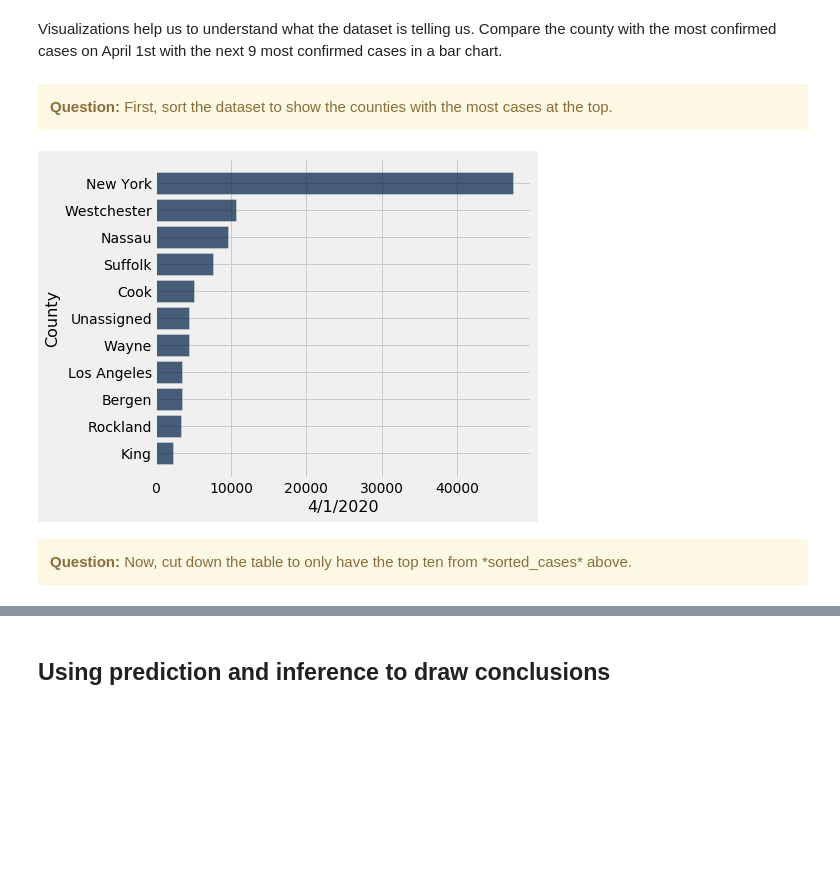
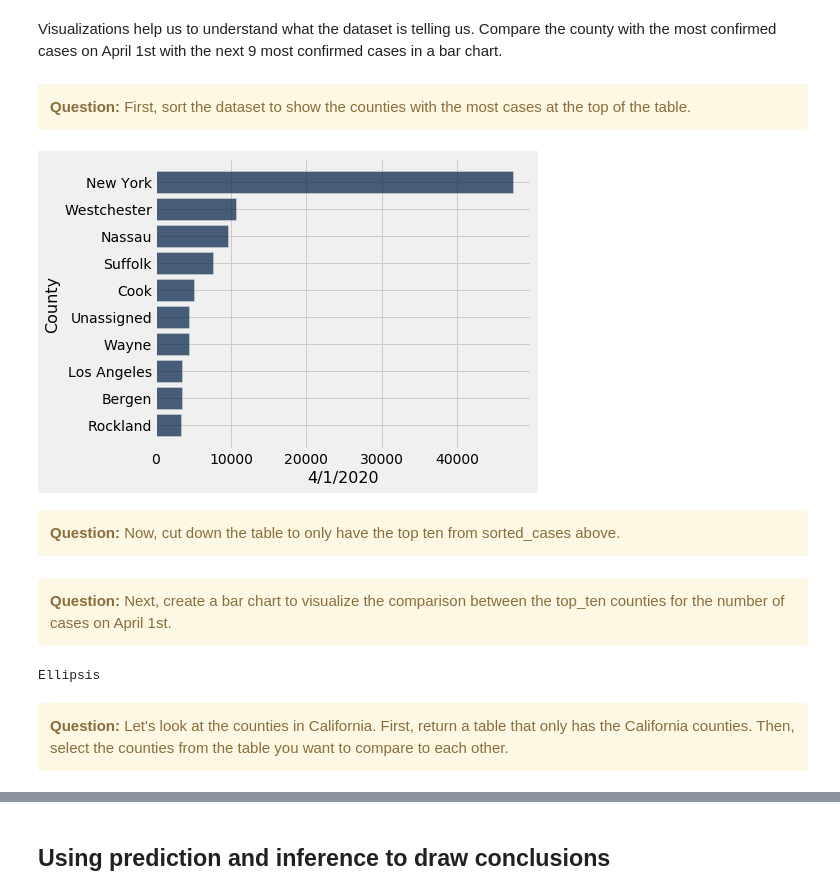
Before and after one commit to ds-modules/BUDS-SU21-Dev, a Jupyter notebook: Project_1/Project_1.ipynb, the cells around one changed output, grey strips where cells are left out. Saved outputs shown, nothing was run; the diff lists cells and outputs as text; code cells hidden in the pictures; blank space fills up the shorter version.

Commit message:
all the graphs

```diff
--- a/Project_1/Project_1.ipynb
+++ b/Project_1/Project_1.ipynb
@@ -105,19 +109,31 @@ total_rows = ...
 Visualizations help us to understand what the dataset is telling us. Compare the county with the most confirmed cases on April 1st with the next 9 most confirmed cases in a bar chart.
 # %% [markdown]
 <div class="alert alert-warning">
-<b>Question:</b> First, sort the dataset to show the counties with the most cases at the top.
+<b>Question:</b> First, sort the dataset to show the counties with the most cases at the top of the table.
    </div>
 # %%
 sorted_cases = ...
 # %%
 #KEY
-confirmed_cases = confirmed_cases.sort("4/1/2020", descending = True).take(np.arange(10))
-confirmed_cases.barh("County", "4/1/2020")
+top_ten = confirmed_cases.sort("4/1/2020", descending = True).take(np.arange(10))
+top_ten.barh("County", "4/1/2020")
 # %% [output]
-[figure, old version]
+[figure, new version]
 # %% [markdown]
 <div class="alert alert-warning">
-<b>Question:</b> Now, cut down the table to only have the top ten from *sorted_cases* above.
+<b>Question:</b> Now, cut down the table to only have the top ten from sorted_cases above.
    </div>
 # %%
 top_ten = ...
+# %% [markdown]
+<div class="alert alert-warning">
+<b>Question:</b> Next, create a bar chart to visualize the comparison between the top_ten counties for the number of cases on April 1st.
+   </div>
+# %%
+...
+# %% [output]
+Ellipsis
+# %% [markdown]
+<div class="alert alert-warning">
+<b>Question:</b> Let's look at the counties in California. First, return a table that only has the California counties. Then, select the counties from the table you want to compare to each other.
+   </div>
```
Also changed, not shown: parts of 24 cells of this notebook, 1 other file.
